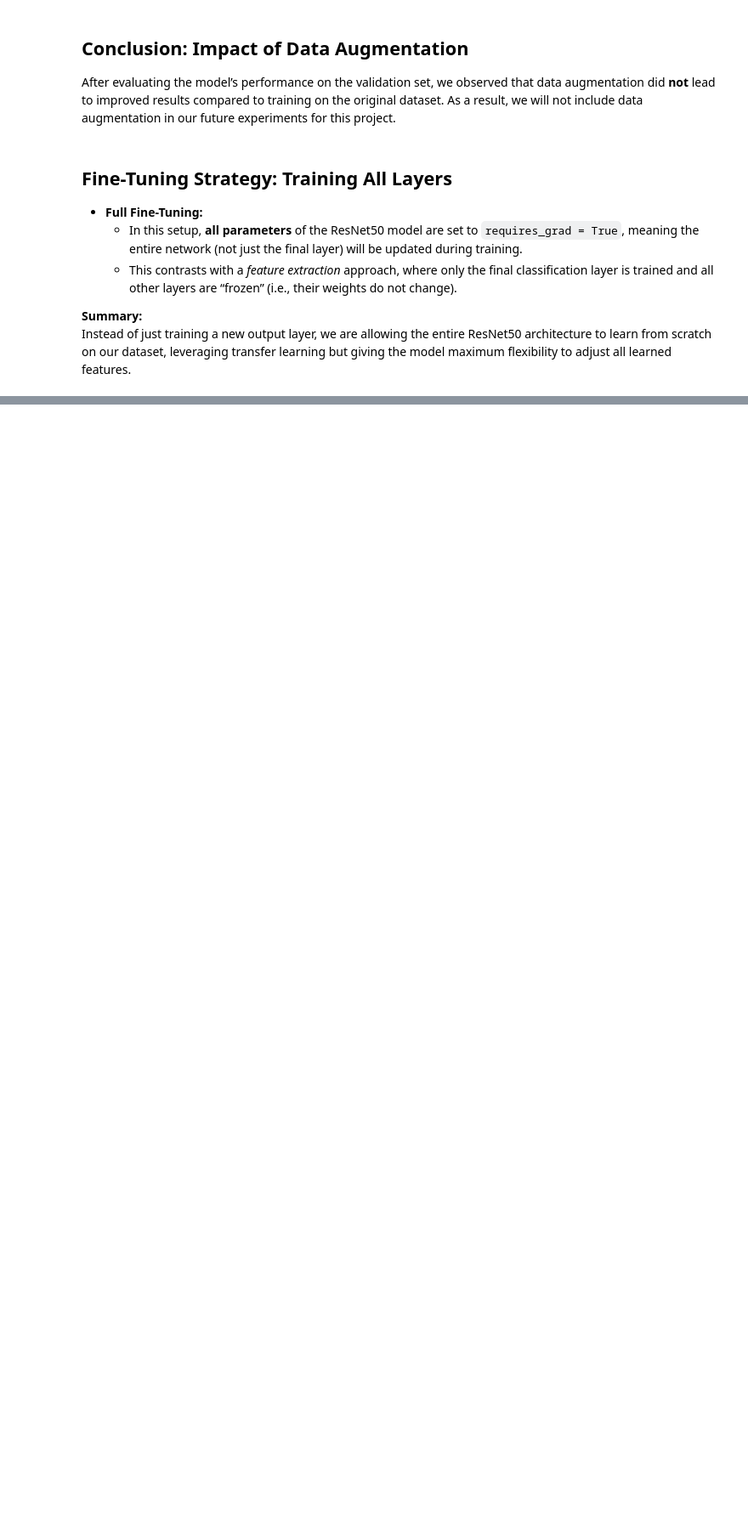
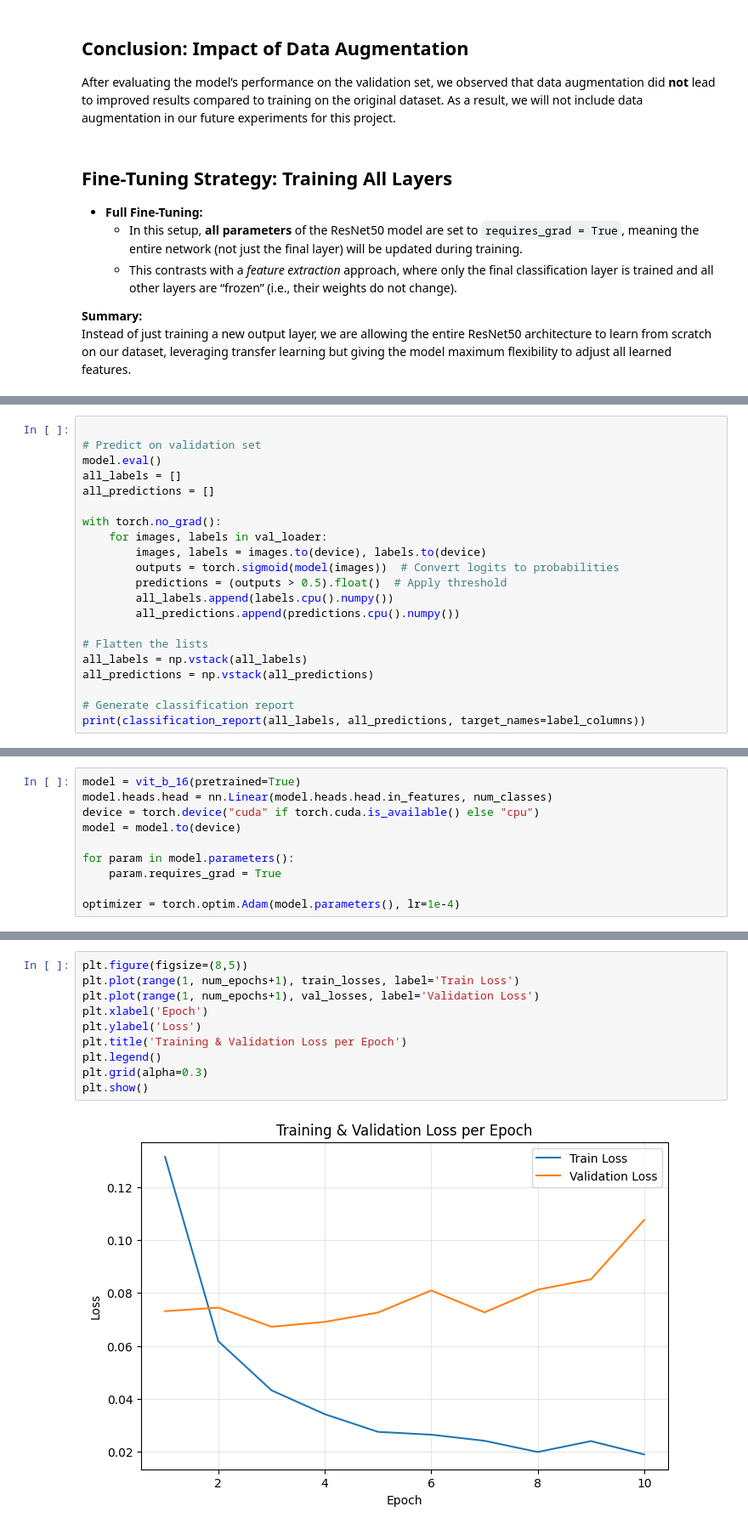
Before and after one commit to alvionaM/multi-label-image-classification, a Jupyter notebook: Multi-label_image_classification.ipynb, the cells around one changed output, grey strips where cells are left out. Shown at 85% size. Saved outputs shown, nothing was run; the diff lists cells and outputs as text; blank space fills up the shorter version.

```diff
--- a/Multi-label_image_classification.ipynb
+++ b/Multi-label_image_classification.ipynb
@@ -1474,0 +1884,21 @@ weighted avg       0.92      0.87      0.89      1898
+# %%
+
+# Predict on validation set
+model.eval()
+all_labels = []
+all_predictions = []
+
+with torch.no_grad():
+    for images, labels in val_loader:
+        images, labels = images.to(device), labels.to(device)
+        outputs = torch.sigmoid(model(images))  # Convert logits to probabilities
+        predictions = (outputs > 0.5).float()  # Apply threshold
+        all_labels.append(labels.cpu().numpy())
+        all_predictions.append(predictions.cpu().numpy())
+
+# Flatten the lists
+all_labels = np.vstack(all_labels)
+all_predictions = np.vstack(all_predictions)
+
+# Generate classification report
+print(classification_report(all_labels, all_predictions, target_names=label_columns))
@@ -1474,0 +1925,10 @@ weighted avg       0.92      0.87      0.89      1898
+# %%
+model = vit_b_16(pretrained=True)
+model.heads.head = nn.Linear(model.heads.head.in_features, num_classes)
+device = torch.device("cuda" if torch.cuda.is_available() else "cpu")
+model = model.to(device)
+
+for param in model.parameters():
+    param.requires_grad = True
+
+optimizer = torch.optim.Adam(model.parameters(), lr=1e-4)
@@ -1474,0 +2001,12 @@ weighted avg       0.92      0.87      0.89      1898
+# %%
+plt.figure(figsize=(8,5))
+plt.plot(range(1, num_epochs+1), train_losses, label='Train Loss')
+plt.plot(range(1, num_epochs+1), val_losses, label='Validation Loss')
+plt.xlabel('Epoch')
+plt.ylabel('Loss')
+plt.title('Training & Validation Loss per Epoch')
+plt.legend()
+plt.grid(alpha=0.3)
+plt.show()
+# %% [output]
+[figure, added]
```
Also changed, not shown: parts of 44 cells of this notebook.
